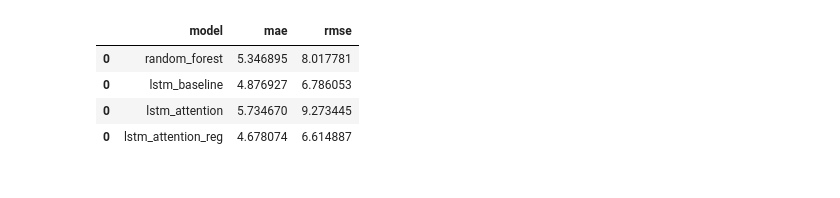
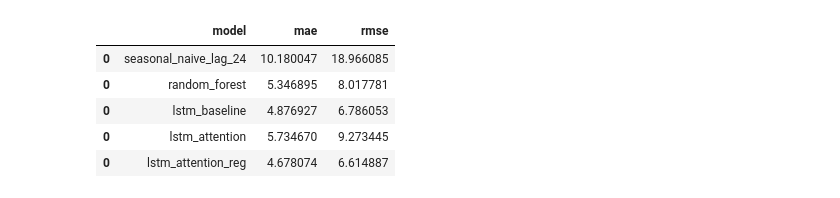
Before and after one commit to amandasbrn/hourlens-demand-attention, a Jupyter notebook: notebooks/metrics.ipynb, the cells around one changed output. Drawn from its saved outputs; the diff is of its cells as text; code cells hidden in the pictures.

Commit message:
Initial dashboard metrics

```diff
--- a/notebooks/metrics.ipynb
+++ b/notebooks/metrics.ipynb
@@ -6,16 +6,19 @@ RF_METRIC = Path("../outputs/evaluation/random_forest_metrics.csv")
 LSTM_BASELINE_METRIC = Path("../outputs/evaluation/lstm_baseline_metrics.csv")
 LSTM_ATTN_METRIC = Path("../outputs/evaluation/lstm_attention_metrics.csv")
 LSTM_ATTN_REG_METRIC = Path("../outputs/evaluation/lstm_attention_reg_metrics.csv")
+NAIVE_METRIC = Path("../outputs/evaluation/naive_predictions_metrics.csv")
 
 RF_METRIC_DF = pd.read_csv(RF_METRIC)
 LSTM_BASELINE_METRIC_DF = pd.read_csv(LSTM_BASELINE_METRIC)
 LSTM_ATTN_METRIC_DF = pd.read_csv(LSTM_ATTN_METRIC)
 LSTM_ATTN_REG_METRIC_DF = pd.read_csv(LSTM_ATTN_REG_METRIC)
+NAIVE_METRIC = pd.read_csv(NAIVE_METRIC)
 # %%
-result = pd.concat([RF_METRIC_DF, LSTM_BASELINE_METRIC_DF, LSTM_ATTN_METRIC_DF, LSTM_ATTN_REG_METRIC_DF])
+result = pd.concat([NAIVE_METRIC, RF_METRIC_DF, LSTM_BASELINE_METRIC_DF, LSTM_ATTN_METRIC_DF, LSTM_ATTN_REG_METRIC_DF])
 result
 # %% [output]
 |  | model | mae | rmse |
+| 0 | seasonal_naive_lag_24 | 10.180047 | 18.966085 |
 | 0 | random_forest | 5.346895 | 8.017781 |
 | 0 | lstm_baseline | 4.876927 | 6.786053 |
 | 0 | lstm_attention | 5.734670 | 9.273445 |
```
Also changed, not shown: 4 other files.
